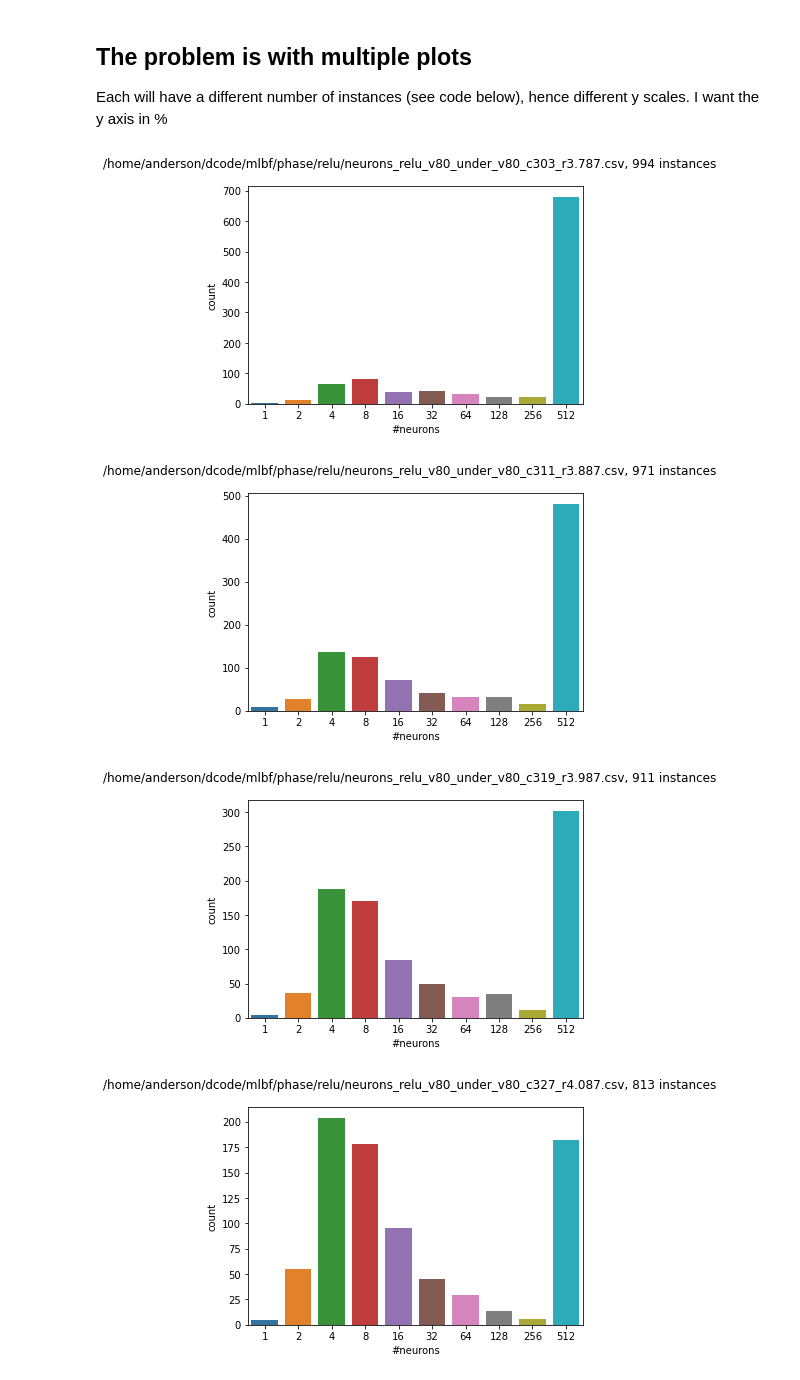
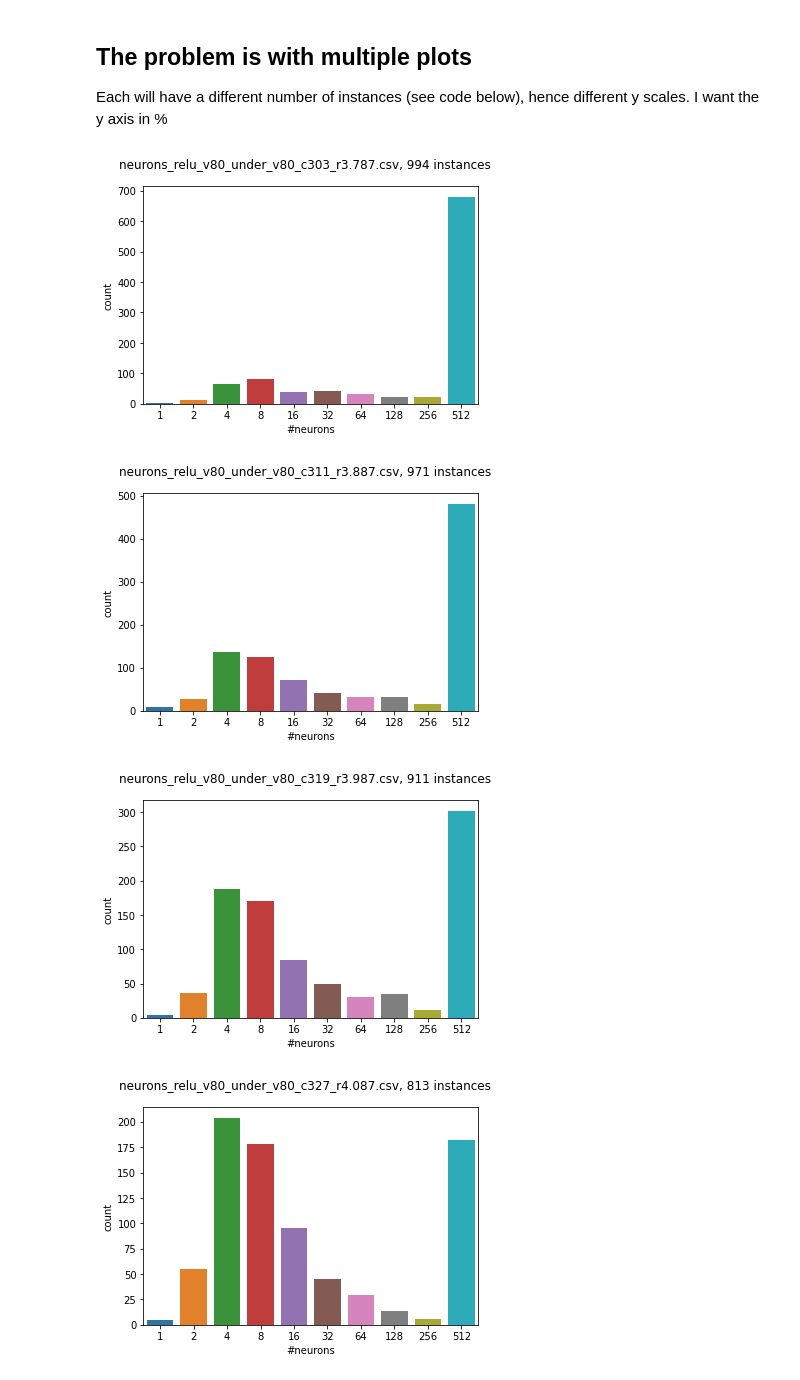
Before and after one commit to andertavares/mlbf, a Jupyter notebook: notebooks/Analysis_learn-vs-sat.ipynb, the cells around one changed output. Drawn from its saved outputs; the diff is of its cells as text; code cells hidden in the pictures.

```diff
--- a/notebooks/Analysis_learn-vs-sat.ipynb
+++ b/notebooks/Analysis_learn-vs-sat.ipynb
@@ -1,8 +17,8 @@
 # %%
 # an example dataframe, note the repeated formulas
 import pandas as pd
-df = pd.read_csv('/home/anderson/dcode/mlbf/phase/relu/neurons_relu_v80_onphase_v80_c343_r4.287.csv')
-df.head(5)
+df = pd.read_csv('/content/drive/My Drive/UFRGS/Learnability/relu/neurons_relu_v80_onphase_v80_c343_r4.287.csv')
+df.head(8)
 # %% [output]
 |  | formula | sampler | activation | #neurons | cvfolds | metric | mean | std | start | finish |
 | 0 | sat_00432_k3_v80_c343.cnf_unigen_... | unigen | relu | 1 | 5 | accuracy | 0.902041 | 0.195918 | 2020-08-31 03:03:39.721621 | 2020-08-31 03:03:41.561511 |
@@ -32,0 +60,9 @@ grouped_df.head(5)
+# %%
+grouped_df = df.groupby("formula", sort=False).last().reset_index()
+m_grouped = len(grouped_df)
+out = grouped_df.groupby('#neurons').apply(len)/m_grouped
+out
+grouped_df.shape[0]
+# sns.lineplot(x='#neurons', data=out)
+
+grouped_df['#neurons'].value_counts(sort=False) / grouped_df.shape[0]
@@ -45,35 +91,36 @@ pass # holds the output of suptitle
 Each will have a different number of instances (see code below), hence different y scales. I want the y axis in %
 # %%
 import re
+import os
 import pandas as pd
 from glob import glob
 import matplotlib.pyplot as plt
 %matplotlib inline
 import seaborn as sns
 
 def dir_string_ratio(dir_str):
     """
     Extracts the ratio on a directory string.
     Useful for sorting in increasing difficulty
     """
     pattern = re.compile(r"r(\d\.\d+)\.csv")
     return float(pattern.search(dir_str).group(1))
 
 def plot_num_neurons(basedir, num_vars, activation):
 
     for f in sorted(glob(f'{basedir}/neurons_{activation}_v{num_vars}_*.csv'), key=dir_string_ratio):
         df = pd.read_csv(f)
         df = df[df.sampler == 'unigen']  # gets only instances with 40+ solutions
-        grouped_df = df.groupby("formula").max().reset_index()
+        grouped_df = df.groupby("formula").last().reset_index()
         plt.figure()
         sns.countplot(x="#neurons", data=grouped_df) #kudos: https://stackoverflow.com/a/58021306/1251716
-        plt.suptitle(f'{f}, {len(grouped_df)} instances')
+        plt.suptitle(f'{os.path.basename(f)}, {len(grouped_df)} instances')
         #plt.show()
         #plt.savefig(f'/tmp/{g}_freq.pdf')
 
-plot_num_neurons('/home/anderson/dcode/mlbf/phase/relu/', 80, 'relu')
+plot_num_neurons('/content/drive/My Drive/UFRGS/Learnability/relu/', 80, 'relu')
 # %% [output]
-[figure, old version]
+[figure, new version]
-[figure, old version]
+[figure, new version]
-[figure, old version]
+[figure, new version]
-[figure, old version]
+[figure, new version]
```
Also changed, not shown: parts of 9 cells of this notebook.
